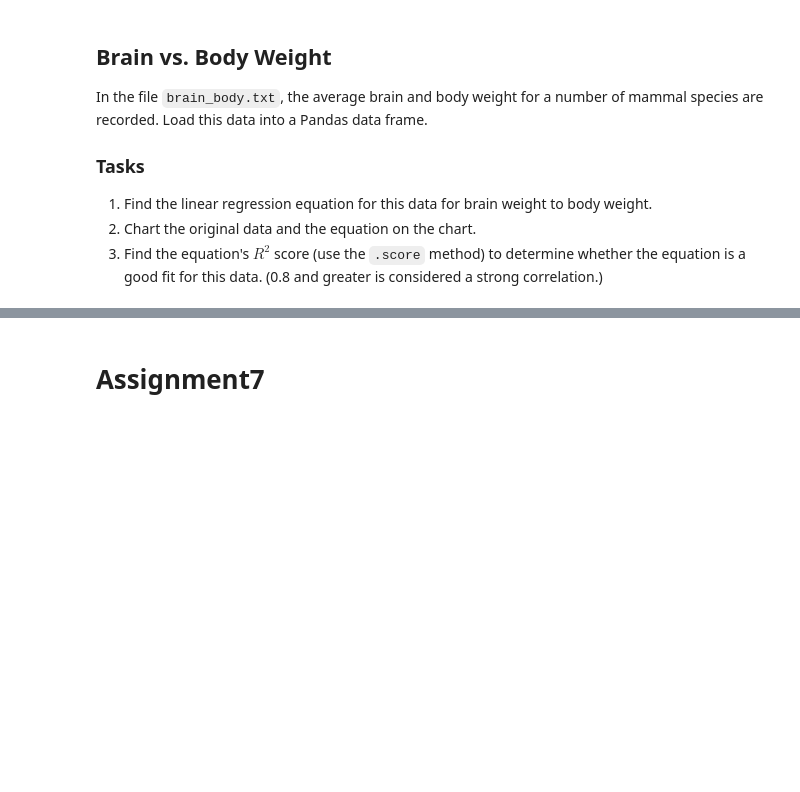
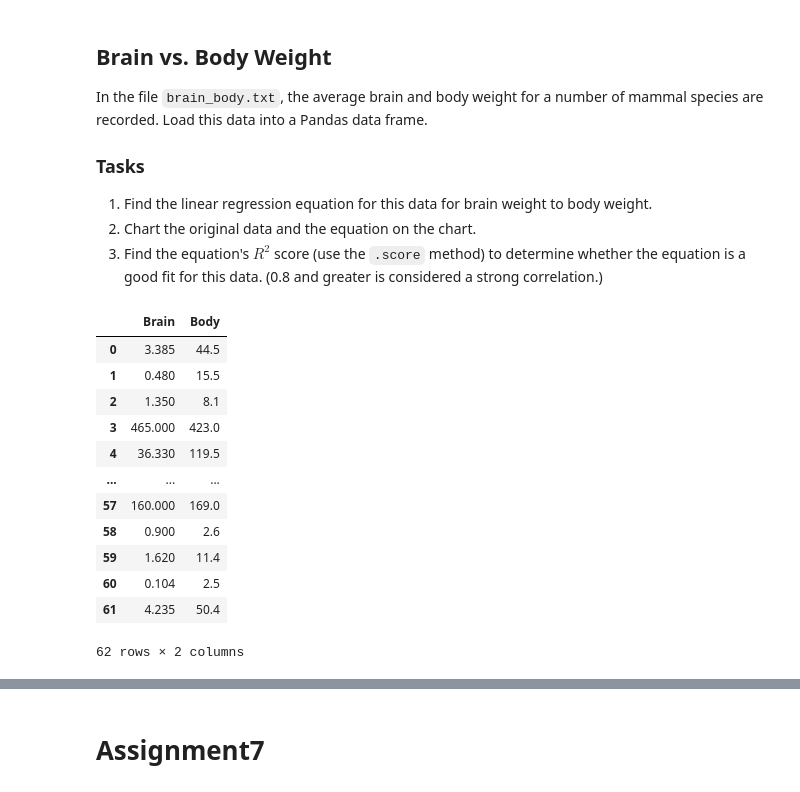
Before and after one commit to Harish-aditya/Linear-regresssion-tasks, a Jupyter notebook: Assignment5_6_7.ipynb, the cells around one changed output, grey strips where cells are left out. Drawn from its saved outputs; the diff is of its cells as text; code cells hidden in the pictures; blank space fills up the shorter version.

```diff
--- a/Assignment5_6_7.ipynb
+++ b/Assignment5_6_7.ipynb
@@ -110,3 +110,19 @@ In the file `brain_body.txt`, the average brain and body weight for a number of
 equation is a good fit for this data. (0.8 and greater is considered a strong correlation.)
 # %%
 df = pd.read_fwf("brain_body.txt")
+# %%
+df
+# %% [output]
+|  | Brain | Body |
+| 0 | 3.385 | 44.5 |
+| 1 | 0.480 | 15.5 |
+| 2 | 1.350 | 8.1 |
+| 3 | 465.000 | 423.0 |
+| 4 | 36.330 | 119.5 |
+| ... | ... | ... |
+| 57 | 160.000 | 169.0 |
+| 58 | 0.900 | 2.6 |
+| 59 | 1.620 | 11.4 |
+| 60 | 0.104 | 2.5 |
+| 61 | 4.235 | 50.4 |
+62 rows × 2 columns
```
Also changed, not shown: parts of 7 cells of this notebook.
